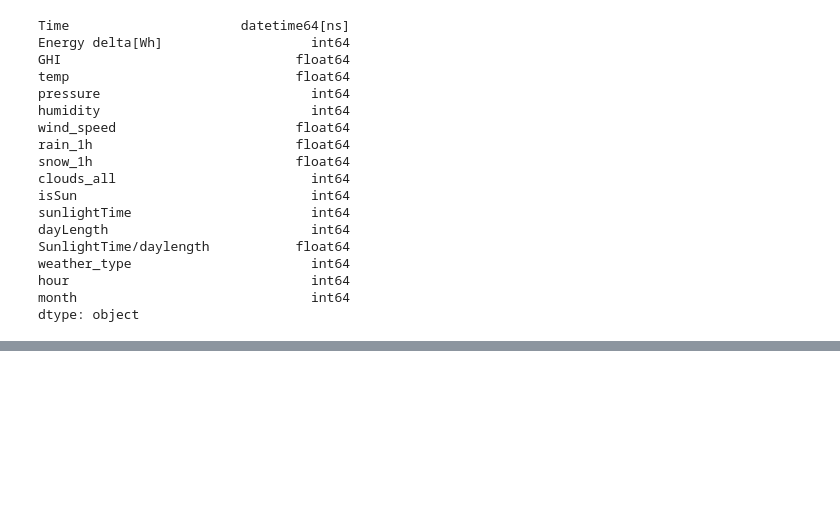
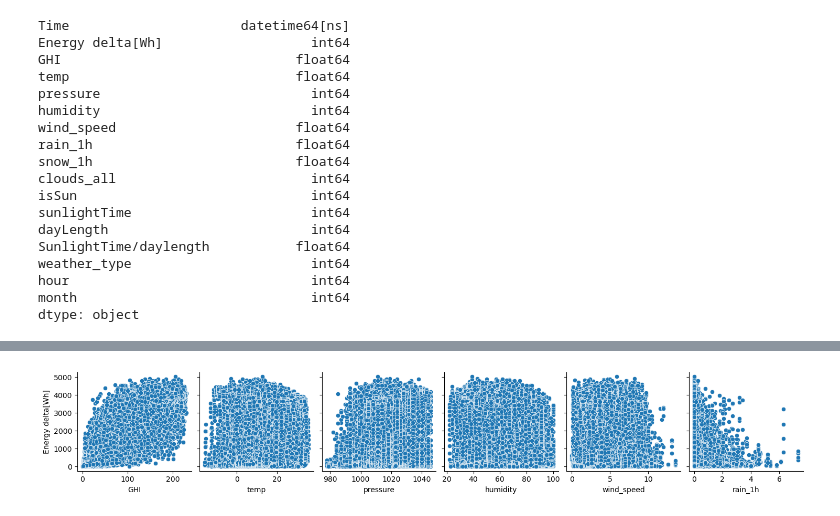
Before and after one commit to eloiiiseyu/Projects, a Jupyter notebook: Renewable Energy Project.ipynb, the cells around one changed output, grey strips where cells are left out. Drawn from its saved outputs; the diff is of its cells as text; code cells hidden in the pictures; blank space fills up the shorter version.

```diff
--- a/Renewable Energy Project.ipynb
+++ b/Renewable Energy Project.ipynb
@@ -153,3 +153,6 @@ weather_type                       int64
 hour                               int64
 month                              int64
 dtype: object
+# %%
+#filter out energy delta that is not 0
+energy_data = data[data['Energy delta[Wh]'] != 0]
@@ -155,0 +175,5 @@ dtype: object
+# %%
+sns.pairplot(data=energy_data, y_vars=['Energy delta[Wh]'], x_vars=['GHI', 'temp', 'pressure', 'humidity', 'wind_speed', 'rain_1h'], kind='scatter')
+plt.show()
+# %% [output]
+[figure, added]
```
Also changed, not shown: parts of 2 cells of this notebook.
